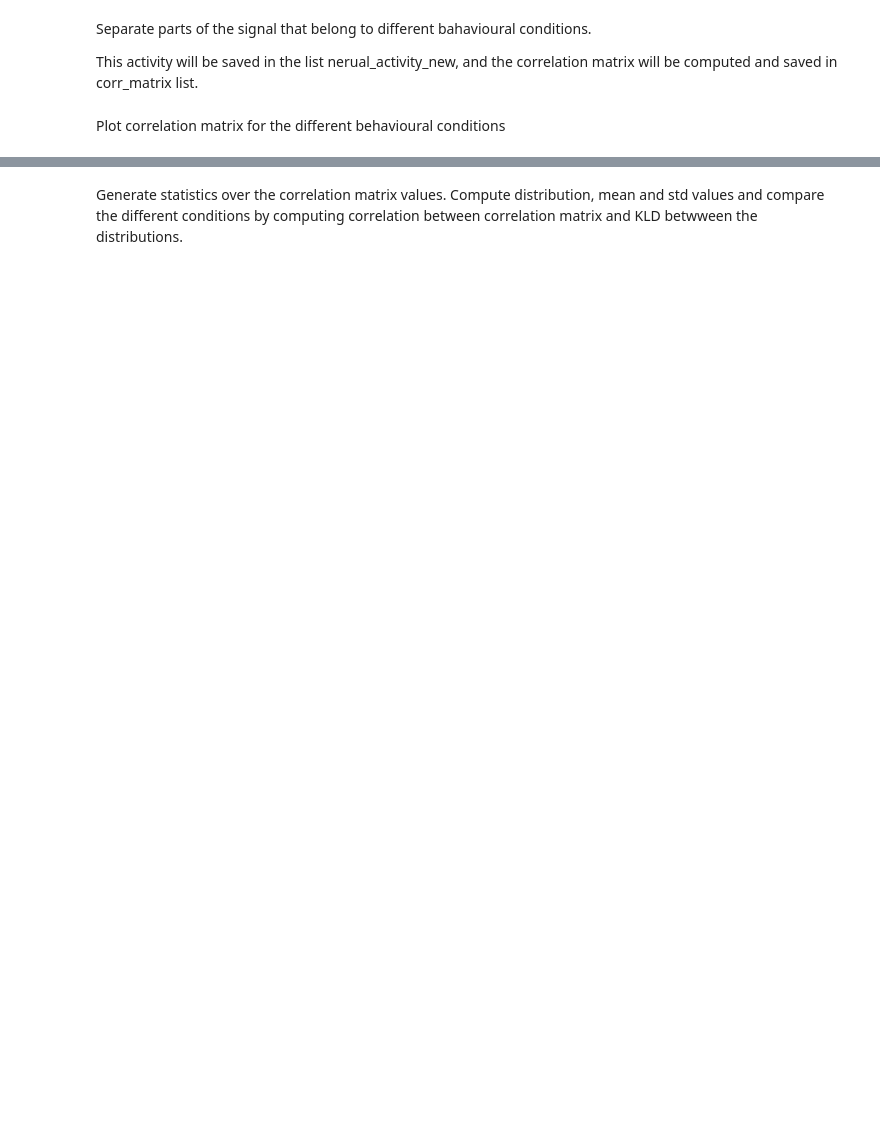
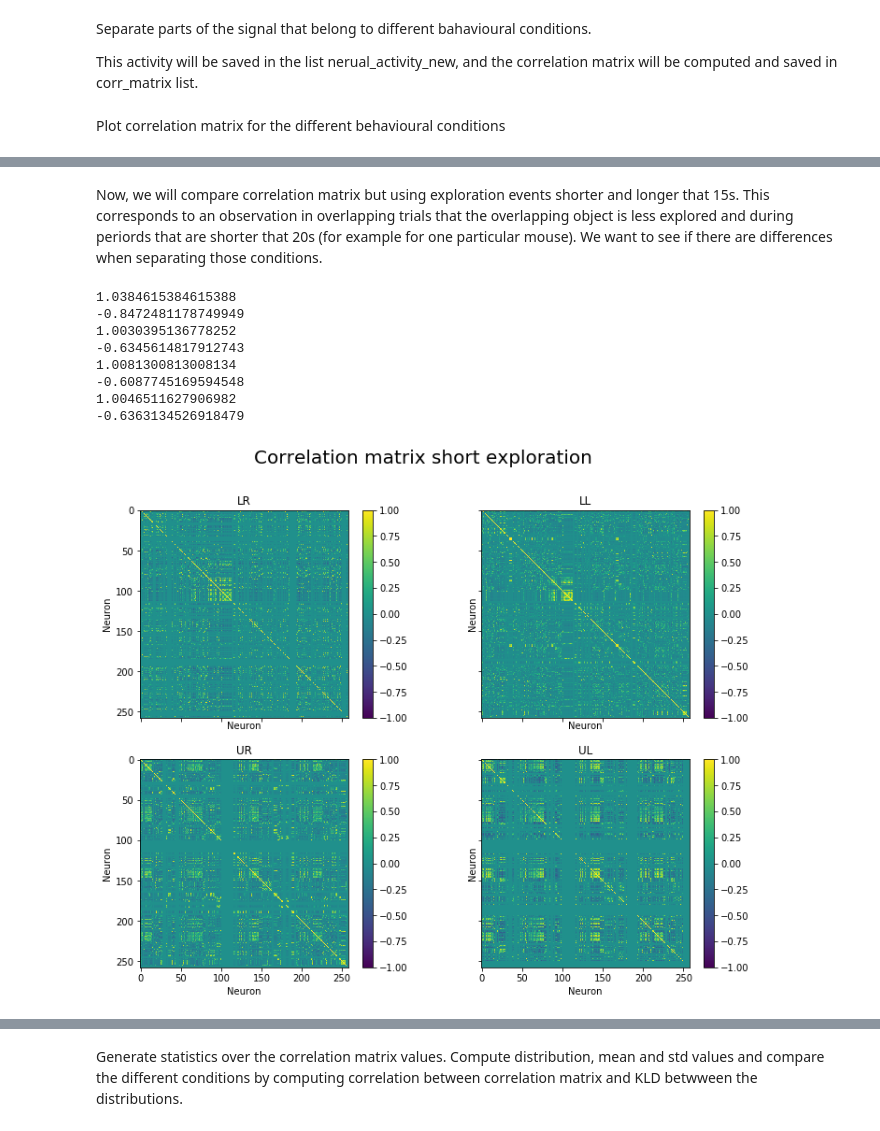
Before and after one commit to melisamc89/neural_analysys, a Jupyter notebook: src/correlation_analysis.ipynb, the cells around one changed output, grey strips where cells are left out. Cells and saved outputs as stored; diff of their text form; code cells hidden in the pictures; blank space fills up the shorter version.

```diff
--- a/src/correlation_analysis.ipynb
+++ b/src/correlation_analysis.ipynb
@@ -192,0 +251,2 @@ figs.plot_correlation_matrix_behaviour(corr_matrix_list = corr_matrix, path_save
+# %% [markdown]
+Now, we will compare correlation matrix but using exploration events shorter and longer that 15s. This corresponds to an observation in overlapping trials that the overlapping object is less explored and during periords that are shorter that 20s (for example for one particular mouse). We want to see if there are differences when separating those conditions.
@@ -192,0 +278,77 @@ figs.plot_correlation_matrix_behaviour(corr_matrix_list = corr_matrix, path_save
+# %%
+# define file name to save figure and plot
+correlation_behaviour_path = figure_path +'correlation_matrix_task_short_mouse_'+f'{mouse}'+'_session_'+f'{session}'+\
+                             '_binsize_'+f'{re_sf}'+'.png'
+
+corr_matrix_list = corr_matrix_short
+figure, axes = plt.subplots(2, 2)
+images = []
+for i in range(2):
+    for j in range(2):
+        images.append(axes[i, j].imshow(corr_matrix_list[i * 2 + j], cmap='viridis'))
+        axes[i, j].label_outer()
+        figure.colorbar(images[i], ax=axes[i, j])
+
+vmin = -1
+vmax = 1
+# vmax = max(image.get_array().max() for image in images)
+norm = colors.Normalize(vmin=vmin, vmax=vmax)
+for im in images:
+    im.set_norm(norm)
+
+axes[0, 0].set_title('LR', fontsize=12)
+axes[0, 1].set_title('LL', fontsize=12)
+axes[1, 0].set_title('UR', fontsize=12)
+axes[1, 1].set_title('UL', fontsize=12)
+for i in range(2):
+    for j in range(2):
+        axes[i, j].set_xlabel('Neuron')
+        axes[i, j].set_ylabel('Neuron')
+figure.suptitle('Correlation matrix short exploration', fontsize = 20)
+figure.set_size_inches(12, 9)
+figure.savefig(correlation_behaviour_path)
+
+
+# define file name to save figure and plot
+correlation_behaviour_path = figure_path +'correlation_matrix_task_long_mouse_'+f'{mouse}'+'_session_'+f'{session}'+\
+                             '_binsize_'+f'{re_sf}'+'.png'
+
+corr_matrix_list = corr_matrix_long
+figure, axes = plt.subplots(2, 2)
+images = []
+for i in range(2):
+    for j in range(2):
+        images.append(axes[i, j].imshow(corr_matrix_list[i * 2 + j], cmap='viridis'))
+        axes[i, j].label_outer()
+        figure.colorbar(images[i], ax=axes[i, j])
+        print(np.max(corr_matrix_list[i * 2 + j].flatten()))
+        print(np.min(corr_matrix_list[i * 2 + j].flatten()))
+
+vmin =-1
+vmax = 1
+# vmax = max(image.get_array().max() for image in images)
+norm = colors.Normalize(vmin=vmin, vmax=vmax)
+for im in images:
+    im.set_norm(norm)
+
+axes[0, 0].set_title('LR', fontsize=12)
+axes[0, 1].set_title('LL', fontsize=12)
+axes[1, 0].set_title('UR', fontsize=12)
+axes[1, 1].set_title('UL', fontsize=12)
+for i in range(2):
+    for j in range(2):
+        axes[i, j].set_xlabel('Neuron')
+        axes[i, j].set_ylabel('Neuron')
+figure.suptitle('Correlation matrix long exploration', fontsize = 20)
+figure.set_size_inches(12, 9)
+figure.savefig(correlation_behaviour_path)
+# %% [output]
+1.0384615384615388
+-0.8472481178749949
+1.0030395136778252
+-0.6345614817912743
+1.0081300813008134
+-0.6087745169594548
+1.0046511627906982
+-0.6363134526918479
+[figure, added]
```
Also changed, not shown: parts of 24 cells of this notebook, 11 other files.
